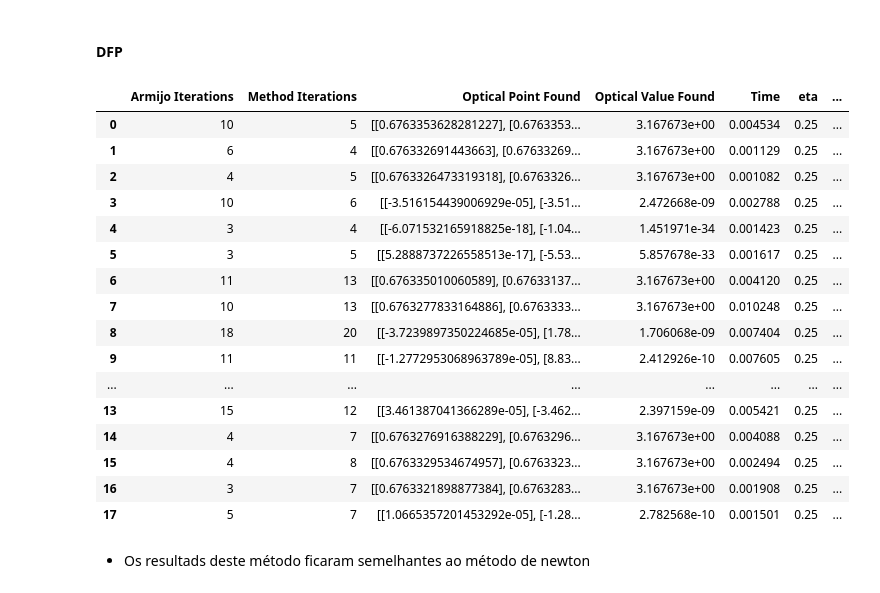
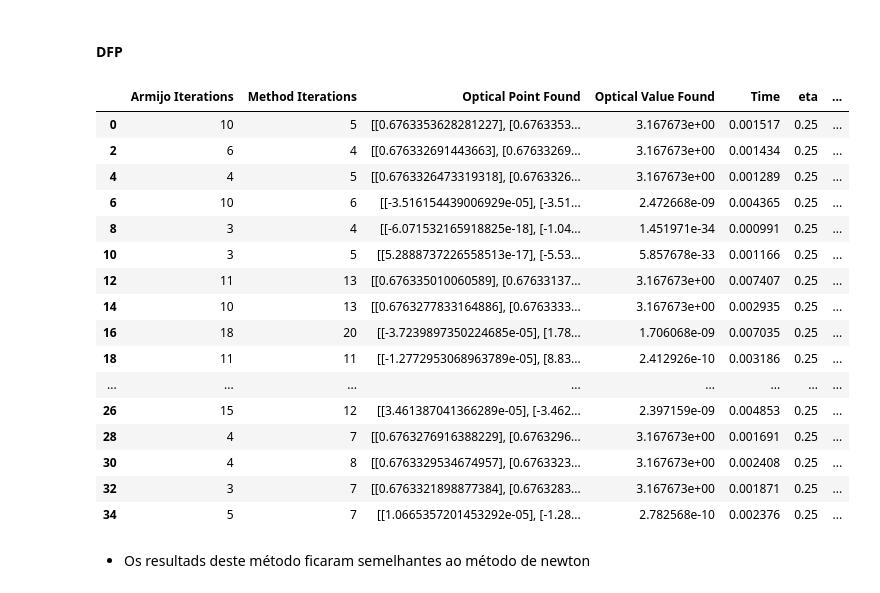
Before and after one commit to YasminForestti/Trabalho-pratico-OTM, a Jupyter notebook: otm_optimization_analysis.ipynb, the cells around one changed output. Cells and saved outputs as stored; diff of their text form; code cells hidden in the pictures.

```diff
--- a/trabalho.ipynb
+++ b/otm_optimization_analysis.ipynb
@@ -88,11 +79,7 @@ search = {
         0.5
     ],
     "eta": [
-        0.25
+        0.25,
+        0.1
     ],
-    "crit parada": [
-        "gradiente",
-        "x",
-        "f"
-    ]
 }
@@ -325,27 +464,27 @@ def met_quase_newton_DFP(x,tol,maxiter,gama,n):
 # %%
 tol = 0.0001
 maxiter = 1000
 result = test_combinations(search, met_quase_newton_DFP, maxiter, tol)
 dfp_res = pd.DataFrame.from_records(result)
-dfp_res
+dfp_res[dfp_res['eta'] == 0.25]
 # %% [output]
 |  | Armijo Iterations | Method Iterations | Optical Point Found | Optical Value Found | Time | eta | ... |
-| 0 | 10 | 5 | [[0.6763353628281227], [0.6763353... | 3.167673e+00 | 0.004534 | 0.25 | ... |
-| 1 | 6 | 4 | [[0.676332691443663], [0.67633269... | 3.167673e+00 | 0.001129 | 0.25 | ... |
-| 2 | 4 | 5 | [[0.6763326473319318], [0.6763326... | 3.167673e+00 | 0.001082 | 0.25 | ... |
-| 3 | 10 | 6 | [[-3.516154439006929e-05], [-3.51... | 2.472668e-09 | 0.002788 | 0.25 | ... |
-| 4 | 3 | 4 | [[-6.071532165918825e-18], [-1.04... | 1.451971e-34 | 0.001423 | 0.25 | ... |
-| 5 | 3 | 5 | [[5.2888737226558513e-17], [-5.53... | 5.857678e-33 | 0.001617 | 0.25 | ... |
-| 6 | 11 | 13 | [[0.676335010060589], [0.67633137... | 3.167673e+00 | 0.004120 | 0.25 | ... |
-| 7 | 10 | 13 | [[0.6763277833164886], [0.6763333... | 3.167673e+00 | 0.010248 | 0.25 | ... |
-| 8 | 18 | 20 | [[-3.7239897350224685e-05], [1.78... | 1.706068e-09 | 0.007404 | 0.25 | ... |
-| 9 | 11 | 11 | [[-1.2772953068963789e-05], [8.83... | 2.412926e-10 | 0.007605 | 0.25 | ... |
+| 0 | 10 | 5 | [[0.6763353628281227], [0.6763353... | 3.167673e+00 | 0.001517 | 0.25 | ... |
+| 2 | 6 | 4 | [[0.676332691443663], [0.67633269... | 3.167673e+00 | 0.001434 | 0.25 | ... |
+| 4 | 4 | 5 | [[0.6763326473319318], [0.6763326... | 3.167673e+00 | 0.001289 | 0.25 | ... |
+| 6 | 10 | 6 | [[-3.516154439006929e-05], [-3.51... | 2.472668e-09 | 0.004365 | 0.25 | ... |
+| 8 | 3 | 4 | [[-6.071532165918825e-18], [-1.04... | 1.451971e-34 | 0.000991 | 0.25 | ... |
+| 10 | 3 | 5 | [[5.2888737226558513e-17], [-5.53... | 5.857678e-33 | 0.001166 | 0.25 | ... |
+| 12 | 11 | 13 | [[0.676335010060589], [0.67633137... | 3.167673e+00 | 0.007407 | 0.25 | ... |
+| 14 | 10 | 13 | [[0.6763277833164886], [0.6763333... | 3.167673e+00 | 0.002935 | 0.25 | ... |
+| 16 | 18 | 20 | [[-3.7239897350224685e-05], [1.78... | 1.706068e-09 | 0.007035 | 0.25 | ... |
+| 18 | 11 | 11 | [[-1.2772953068963789e-05], [8.83... | 2.412926e-10 | 0.003186 | 0.25 | ... |
 | ... | ... | ... | ... | ... | ... | ... | ... |
-| 13 | 15 | 12 | [[3.461387041366289e-05], [-3.462... | 2.397159e-09 | 0.005421 | 0.25 | ... |
-| 14 | 4 | 7 | [[0.6763276916388229], [0.6763296... | 3.167673e+00 | 0.004088 | 0.25 | ... |
-| 15 | 4 | 8 | [[0.6763329534674957], [0.6763323... | 3.167673e+00 | 0.002494 | 0.25 | ... |
-| 16 | 3 | 7 | [[0.6763321898877384], [0.6763283... | 3.167673e+00 | 0.001908 | 0.25 | ... |
-| 17 | 5 | 7 | [[1.0665357201453292e-05], [-1.28... | 2.782568e-10 | 0.001501 | 0.25 | ... |
+| 26 | 15 | 12 | [[3.461387041366289e-05], [-3.462... | 2.397159e-09 | 0.004853 | 0.25 | ... |
+| 28 | 4 | 7 | [[0.6763276916388229], [0.6763296... | 3.167673e+00 | 0.001691 | 0.25 | ... |
+| 30 | 4 | 8 | [[0.6763329534674957], [0.6763323... | 3.167673e+00 | 0.002408 | 0.25 | ... |
+| 32 | 3 | 7 | [[0.6763321898877384], [0.6763283... | 3.167673e+00 | 0.001871 | 0.25 | ... |
+| 34 | 5 | 7 | [[1.0665357201453292e-05], [-1.28... | 2.782568e-10 | 0.002376 | 0.25 | ... |
 # %% [markdown]
 - Os resultads deste método ficaram semelhantes ao método de newton
 # %% [markdown]
```
Also changed, not shown: parts of 66 cells of this notebook, 2 other files.
